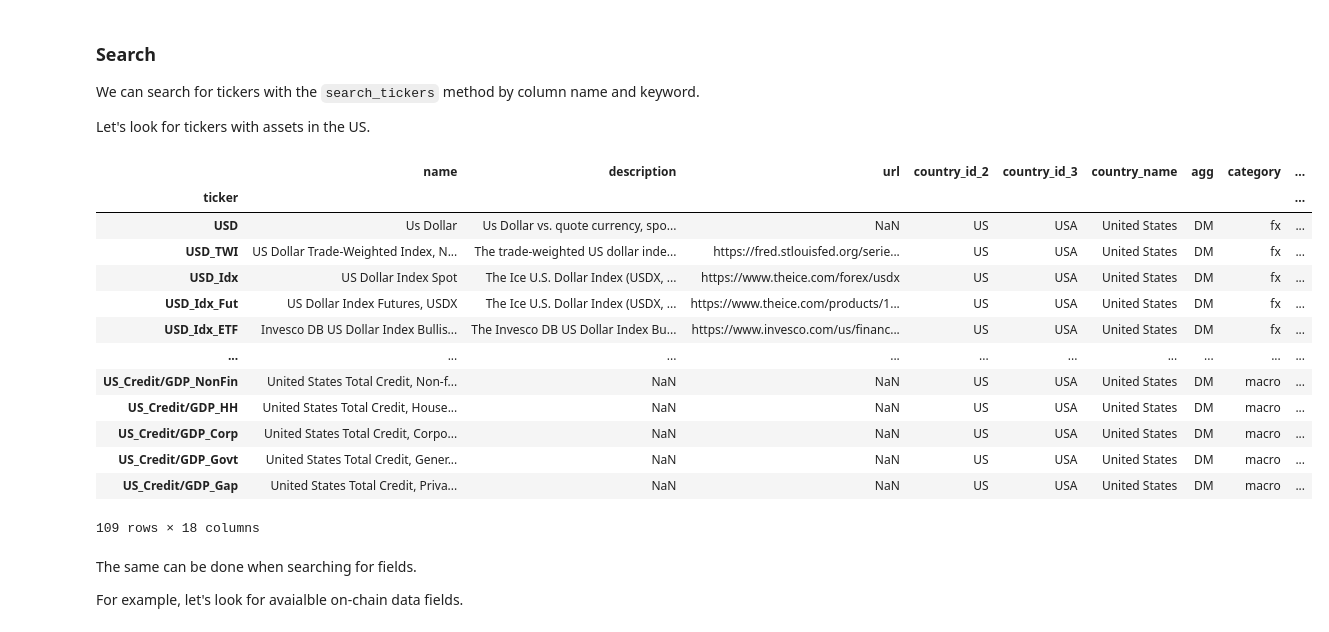
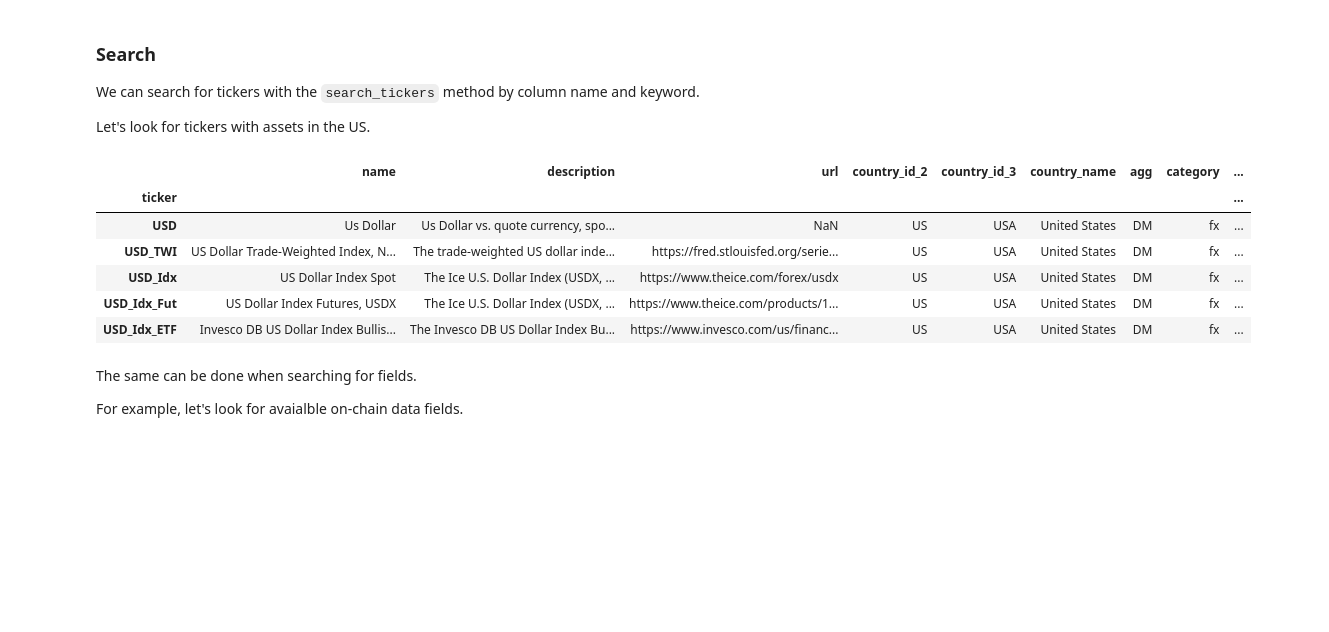
Before and after one commit to systamental/cryptodatapy, a Jupyter notebook: docs/example.ipynb, the cells around one changed output. Saved outputs shown, nothing was run; the diff lists cells and outputs as text; code cells hidden in the pictures; blank space fills up the shorter version.

```diff
--- a/docs/example.ipynb
+++ b/docs/example.ipynb
@@ -451,22 +444,15 @@ We can search for tickers with the `search_tickers` method by column name and ke
 
 Let's look for tickers with assets in the US.
 # %%
-dc.search_tickers(by_col='country_id_2', keyword='US')
+dc.search_tickers(by_col='country_id_2', keyword='US').head()
 # %% [output]
 |  | name | description | url | country_id_2 | country_id_3 | country_name | agg | category | ... |
 | ticker |  |  |  |  |  |  |  |  | ... |
 | USD | Us Dollar | Us Dollar vs. quote currency, spo... | NaN | US | USA | United States | DM | fx | ... |
 | USD_TWI | US Dollar Trade-Weighted Index, N... | The trade-weighted US dollar inde... | https://fred.stlouisfed.org/serie... | US | USA | United States | DM | fx | ... |
 | USD_Idx | US Dollar Index Spot | The Ice U.S. Dollar Index (USDX, ... | https://www.theice.com/forex/usdx | US | USA | United States | DM | fx | ... |
 | USD_Idx_Fut | US Dollar Index Futures, USDX | The Ice U.S. Dollar Index (USDX, ... | https://www.theice.com/products/1... | US | USA | United States | DM | fx | ... |
 | USD_Idx_ETF | Invesco DB US Dollar Index Bullis... | The Invesco DB US Dollar Index Bu... | https://www.invesco.com/us/financ... | US | USA | United States | DM | fx | ... |
-| ... | ... | ... | ... | ... | ... | ... | ... | ... | ... |
-| US_Credit/GDP_NonFin | United States Total Credit, Non-f... | NaN | NaN | US | USA | United States | DM | macro | ... |
-| US_Credit/GDP_HH | United States Total Credit, House... | NaN | NaN | US | USA | United States | DM | macro | ... |
-| US_Credit/GDP_Corp | United States Total Credit, Corpo... | NaN | NaN | US | USA | United States | DM | macro | ... |
-| US_Credit/GDP_Govt | United States Total Credit, Gener... | NaN | NaN | US | USA | United States | DM | macro | ... |
-| US_Credit/GDP_Gap | United States Total Credit, Priva... | NaN | NaN | US | USA | United States | DM | macro | ... |
-109 rows × 18 columns
 # %% [markdown]
 The same can be done when searching for fields.
 
```
Also changed, not shown: parts of 11 cells of this notebook.
